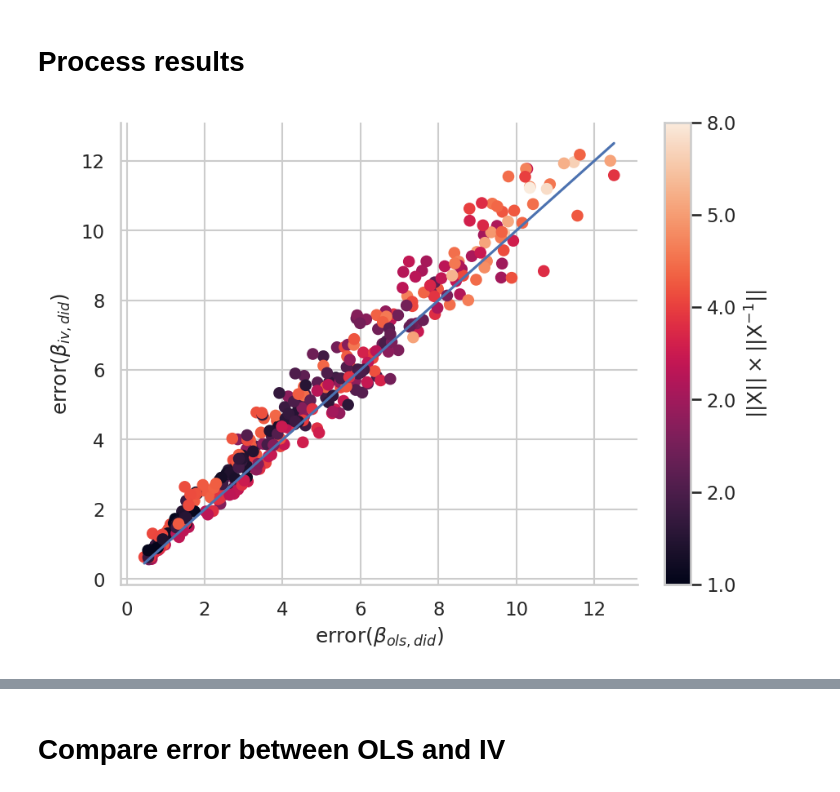
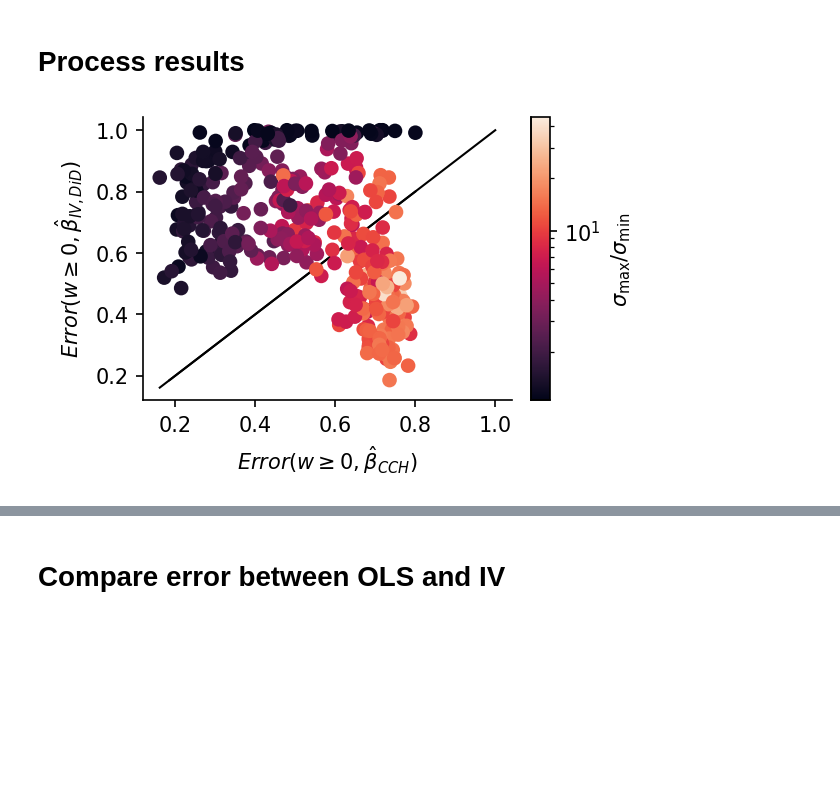
Before and after one commit to lepmik/causal-optoconnectics, a Jupyter notebook: notebooks/sweep_1_baseline.ipynb, the cells around one changed output, grey strips where cells are left out. Cells and saved outputs as stored; diff of their text form; code cells hidden in the pictures; blank space fills up the shorter version.

```diff
--- a/notebooks/sweep_1_baseline.ipynb
+++ b/notebooks/sweep_1_baseline.ipynb
@@ -29,4 +18,4 @@ data_path = pathlib.Path('/home/users/bjornmik/datasets/sweep_1/')
 # %%
 data_df = pd.read_csv(data_path / 'summary.csv').drop(['Unnamed: 0'],axis=1)
 # %%
-# data_df.sigma = data_df.apply(lambda x: 0.5 if x.path.endswith('05') else x.sigma, 1)
+data_df['path'] = data_df.apply(lambda x: pathlib.Path(x.path), axis=1)
@@ -35,17 +22,42 @@ data_df = pd.read_csv(data_path / 'summary.csv').drop(['Unnamed: 0'],axis=1)
+# %%
+errors = compute_errors(data_path)
+# %%
+for k, df in errors.items():
+    errors[k] = pd.merge(
+        df,
+        data_df.loc[:, ['path', 'W_condition', 'W_smin', 'W_smax', 'x_condition',
+           'x_smin', 'x_smax', 'cov_condition', 'cov_smin', 'cov_smax']],
+        on='path'
+    )
+# %%
+for k, df in errors.items():
+    errors[k]['sigma'] = df.apply(lambda x: x['glorot_normal']['sigma'], axis=1)
 # %%
-import matplotlib
-var1 = 'error_beta_ols_did'
+mnorm = matplotlib.colors.LogNorm()
+var1 = 'error_naive_cch'
 var2 = 'error_beta_iv_did'
-fig, (ax, cax) = plt.subplots(1, 2, gridspec_kw={'width_ratios':[1,0.05], 'wspace': 0.1}, figsize=(6,5), dpi=150)
-mnorm = matplotlib.colors.LogNorm()
-xmin, xmax = min(data_df[var1].min(), data_df[var2].min()), max(data_df[var1].max(), data_df[var2].max())
-sc = ax.scatter(data_df[var1], data_df[var2], c=mnorm(data_df.x_condition))
-ax.plot([xmin, xmax], [xmin, xmax])
-ax.set_xlabel(fr'$\mathrm{{error}}(\beta_{{{",".join(var1.split("_")[2:])}}})$')
-ax.set_ylabel(fr'$\mathrm{{error}}(\beta_{{{",".join(var2.split("_")[2:])}}})$')
-cbar = plt.colorbar(sc, cax=cax)
-cbar.ax.set_yticklabels(mnorm.inverse(cbar.ax.get_yticks()).round())
-cbar.ax.set_ylabel(r'$||\mathrm{X}|| \times ||\mathrm{X}^{-1}||$')
-sns.despine()
+
+for target_weight in errors:
+    fig, (ax, cax) = plt.subplots(1, 2, gridspec_kw={'width_ratios':[1,0.05], 'wspace': 0.1}, figsize=(3.5,2.5), dpi=150)
+    xmin, xmax = errors[target_weight].loc[:,[var1, var2]].min(), errors[target_weight].loc[:,[var1, var2]].max()
+    sc = ax.scatter(
+        errors[target_weight][var1],
+        errors[target_weight][var2],
+        c=errors[target_weight].cov_condition,
+        norm=mnorm
+    )
+#     sc = ax.scatter(errors[target_weight][var1], errors[target_weight][var2], c=mnorm(errors[target_weight].cov_condition))
+    ax.plot([xmin, xmax], [xmin, xmax], c='k', zorder=0, lw=1)
+    lab1 = ",".join([labels[v] for v in var1.split("_")[2:]])
+    lab2 = ",".join([labels[v] for v in var2.split("_")[2:]])
+    elab = fr'$Error(w > 0, $' if target_weight=='weight>0' else fr'$Error(w = 0, $' if target_weight=='weight==0' else fr'$Error(w \geq 0, $'
+    ax.set_xlabel(elab + fr'$\hat{{\beta}}_{{{lab1}}})$')
+    ax.set_ylabel(elab + fr'$\hat{{\beta}}_{{{lab2}}})$')
+    cbar = plt.colorbar(sc, cax=cax)
+#     cbar.ax.set_yticklabels(mnorm.inverse(cbar.ax.get_yticks()).round())
+#     cbar.ax.set_ylabel(r'$||\mathrm{cov}|| \times ||\mathrm{cov}^{-1}||$')
+    cbar.ax.set_ylabel(r'$\sigma_{\mathrm{max}} / \sigma_{\mathrm{min}}$')
+    sns.despine()
+    savefig(f'sweep_1_error_condition_{target_weight}')
 # %% [output]
-[figure, old version]
+[figure, new version]
```
Also changed, not shown: parts of 34 cells of this notebook, 30 other files.
